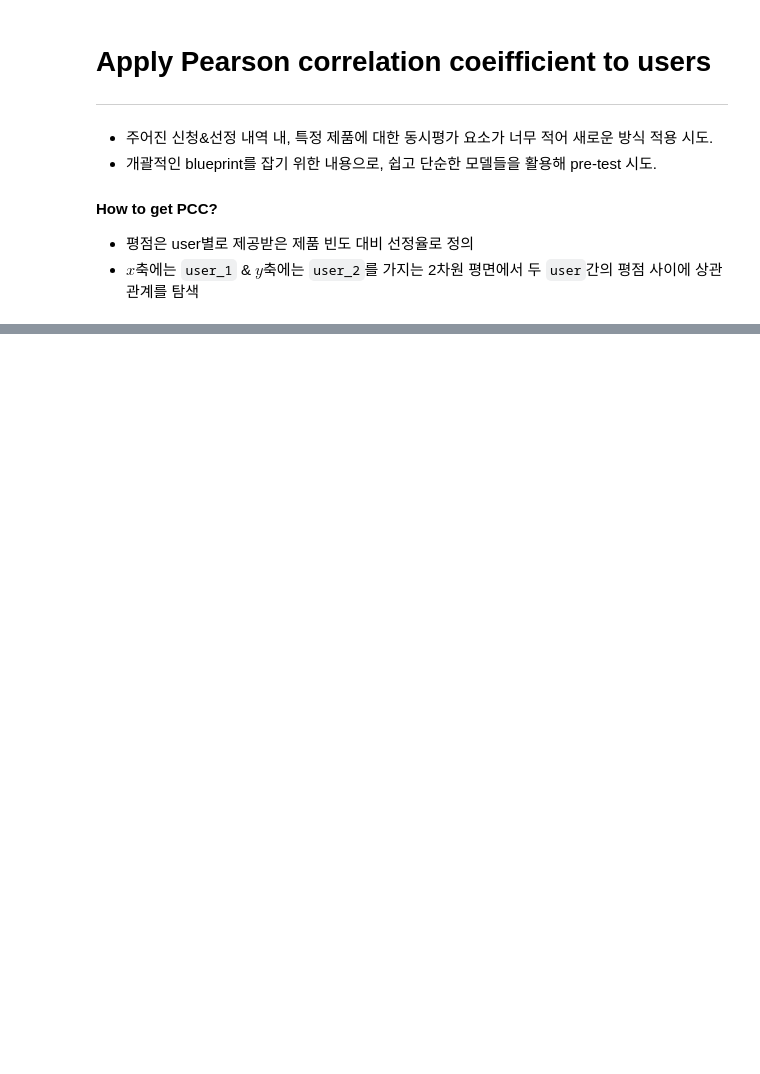
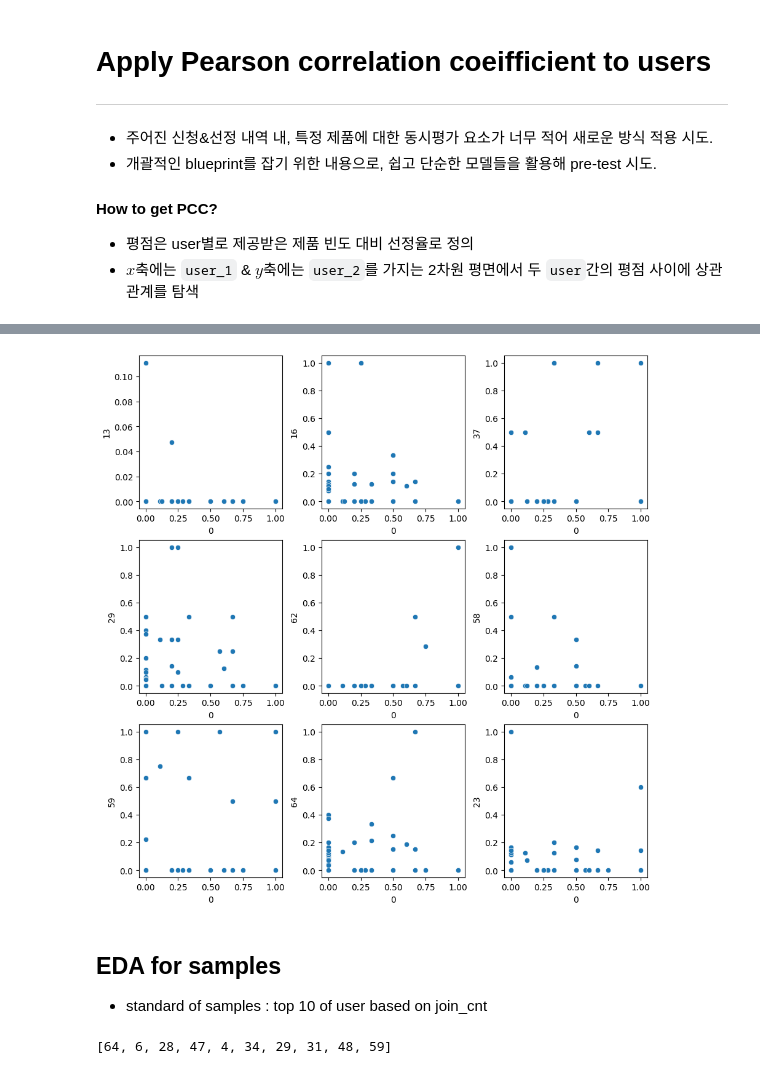
Before and after one commit to csLee94/project_notebook, a Jupyter notebook: collaborative_filtering/notebooks/get_pcc.ipynb, the cells around one changed output, grey strips where cells are left out. Cells and saved outputs as stored; diff of their text form; code cells hidden in the pictures; blank space fills up the shorter version.

```diff
--- a/collaborative_filtering/notebooks/get_pcc.ipynb
+++ b/collaborative_filtering/notebooks/get_pcc.ipynb
@@ -22,0 +174,10 @@ Error:
+# %%
+def get_error(target_user:int, check_user:int, data:pd.DataFrame=pcc):
+    if target_user == check_user:
+        return 0
+    else:
+        data = data.loc[:, [target_user, check_user]].dropna()
+        data['error'] = abs(data[target_user] - data[check_user])
+        return len(data.loc[data['error']<0.1])
+
+get_error(0,3)
@@ -22,0 +190,10 @@ Error:
+# %%
+dict_res = dict()
+for idx in list(pcc.columns):
+    dict_tmp = dict()
+    for idx_2 in list(pcc.columns):
+        dict_tmp[idx_2] = get_error(idx, idx_2)
+    dict_res[idx] = dict_tmp
+
+df_res = pd.DataFrame(dict_res)
+df_res
@@ -22,0 +214,23 @@ Error:
+# %%
+fig, axes = plt.subplots(3,3, figsize=(9,9), constrained_layout=True)
+target = 0
+
+list_test = list(df_res[target].sort_values(ascending=False)[1:10].keys())
+
+for index_, idx in enumerate(list_test):
+    sns.scatterplot(
+        ax= axes[index_//3, index_%3],
+        data=df_grouped.loc[df_grouped['user_id'].isin([target,idx])].pivot(index='item_id', columns='user_id', values='ratio').dropna(),
+        x=target,
+        y=idx
+    )
+# %% [output]
+[figure, added]
+# %% [markdown]
+## EDA for samples
+- standard of samples : top 10 of user based on join_cnt
+# %%
+top_10 = list(df_data[['user_id', 'join']].groupby('user_id').sum().reset_index().sort_values(by='join', ascending=False)[:10]['user_id'])
+top_10
+# %% [output]
+[64, 6, 28, 47, 4, 34, 29, 31, 48, 59]
```
Also changed, not shown: parts of 25 cells of this notebook, 1 other file.
